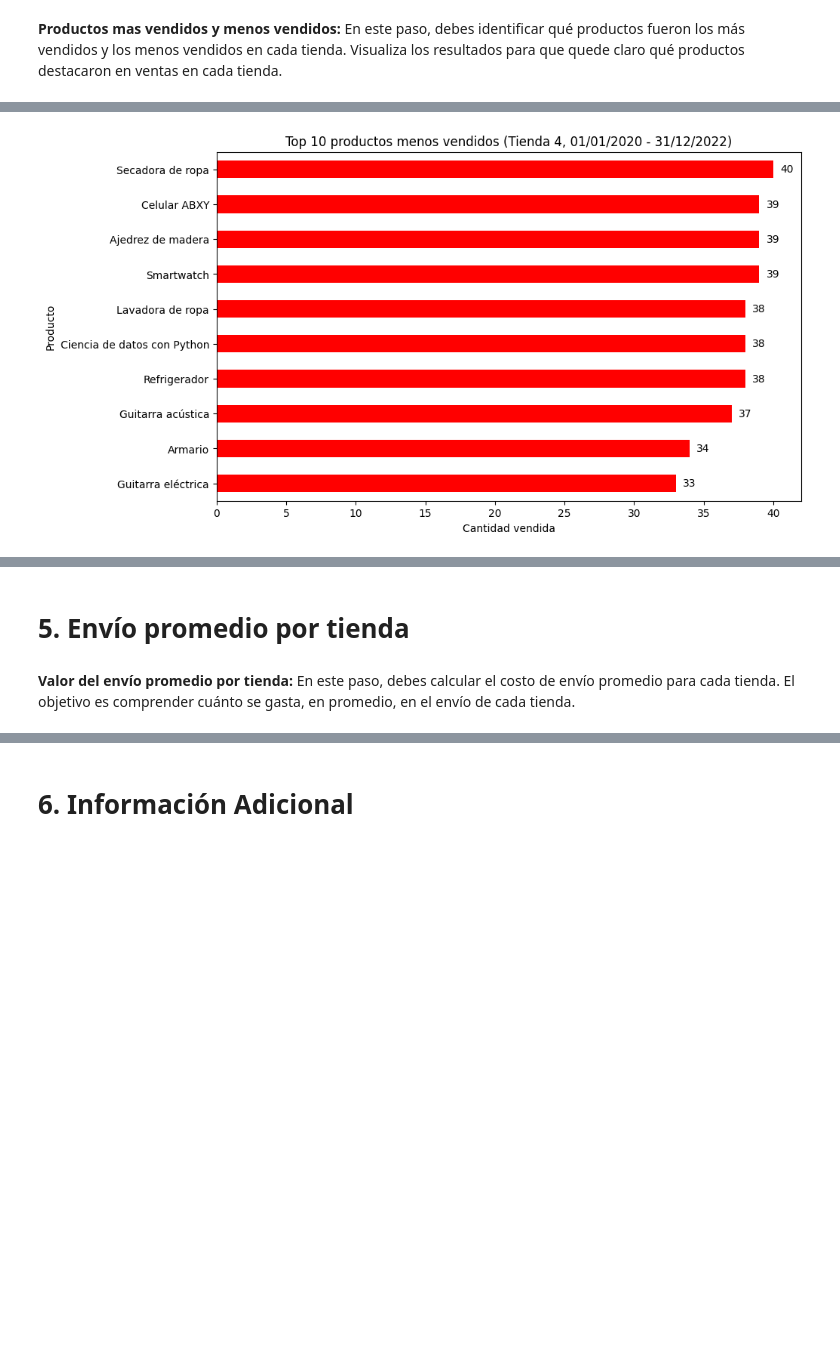
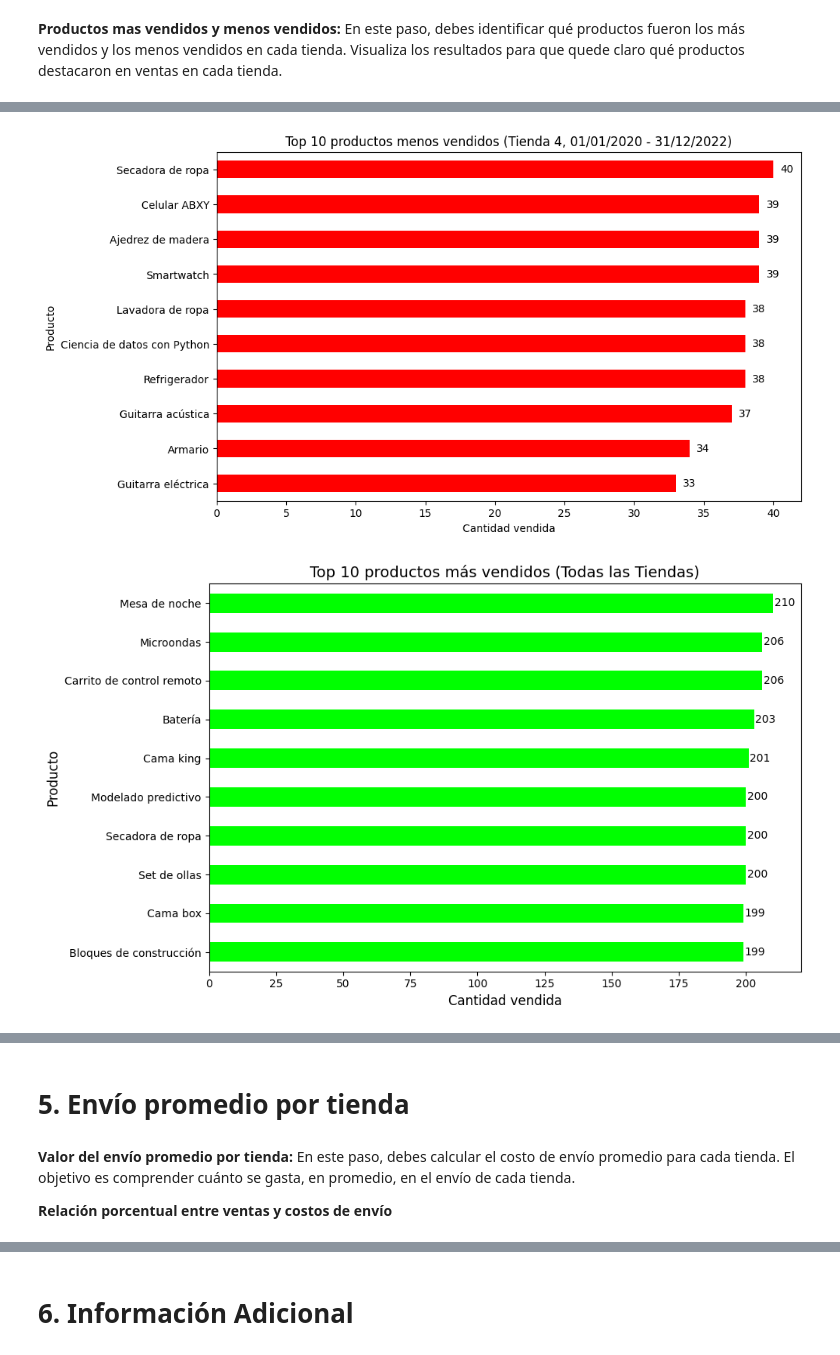
Before and after one commit to mauloredo/challenge-alura-store-mlp, a Jupyter notebook: AluraStoreLatam.ipynb, the cells around one changed output, grey strips where cells are left out. Cells and saved outputs as stored; diff of their text form; code cells hidden in the pictures; blank space fills up the shorter version.

```diff
--- a/AluraStoreLatam.ipynb
+++ b/AluraStoreLatam.ipynb
@@ -336,30 +336,63 @@ for nombre_tienda, datos in tiendas.items():
     ax.invert_yaxis()  # Productos más vendidos en la parte superior
 
     # Agregar etiquetas al lado de las barras
     for i, valor in enumerate(productos_vendidos.head(10)):
         ax.text(valor + 0.5, i, str(valor), va='center')  # Etiquetas con cantidad vendida
 
     plt.show()
 
     # Generar el gráfico para los productos menos vendidos
     fig, ax = plt.subplots(figsize=(10, 6))
     productos_vendidos.tail(10).plot(kind='barh', color='red', ax=ax)
     ax.set_title(f"Top 10 productos menos vendidos ({nombre_tienda}, {rango_tiempo})")
     ax.set_xlabel('Cantidad vendida')
     ax.set_ylabel('Producto')
     ax.invert_yaxis()  # Productos menos vendidos en la parte superior
 
     # Agregar etiquetas al lado de las barras
     for i, valor in enumerate(productos_vendidos.tail(10)):
         ax.text(valor + 0.5, i, str(valor), va='center')
 
     plt.show()
+# Agrupar y ordenar por cantidad de ítems vendidos en general
+productos_vendidos_general = datos_combinados.groupby('Producto').size().sort_values(ascending=False)
+
+# Gráfica de los 10 productos más vendidos
+fig, ax = plt.subplots(figsize=(10, 6))
+productos_vendidos_general.head(10).plot(kind='barh', color='lime', ax=ax)
+ax.set_title('Top 10 productos más vendidos (Todas las Tiendas)', fontsize=14)
+ax.set_xlabel('Cantidad vendida', fontsize=12)
+ax.set_ylabel('Producto', fontsize=12)
+ax.invert_yaxis()  # Para que el más vendido esté en la parte superior
+
+# Añadir etiquetas con los valores en cada barra
+for i, valor in enumerate(productos_vendidos_general.head(10)):
+    ax.text(valor + 0.5, i, str(valor), va='center', fontsize=10)
+
+plt.tight_layout()
+plt.show()
+
+# Gráfica de los 10 productos menos vendidos
+fig, ax = plt.subplots(figsize=(10, 6))
+productos_vendidos_general.tail(10).plot(kind='barh', color='red', ax=ax)
+ax.set_title('Top 10 productos menos vendidos (Todas las Tiendas)', fontsize=14)
+ax.set_xlabel('Cantidad vendida', fontsize=12)
+ax.set_ylabel('Producto', fontsize=12)
+ax.invert_yaxis()  # Para que el menos vendido esté en la parte superior
+
+# Añadir etiquetas con los valores en cada barra
+for i, valor in enumerate(productos_vendidos_general.tail(10)):
+    ax.text(valor + 0.5, i, str(valor), va='center', fontsize=10)
+
+plt.tight_layout()
+plt.show()
 # %% [output]
 [figure]
 [figure]
 [figure]
 [figure]
 [figure]
 [figure]
 [figure]
 [figure]
+[figure, added]
@@ -368,3 +402,5 @@ for nombre_tienda, datos in tiendas.items():
 # %% [markdown]
 **Valor del envío promedio por tienda:**
 En este paso, debes calcular el costo de envío promedio para cada tienda. El objetivo es comprender cuánto se gasta, en promedio, en el envío de cada tienda.
+
+**Relación porcentual entre ventas y costos de envío**
```
Also changed, not shown: parts of 3 cells of this notebook.
